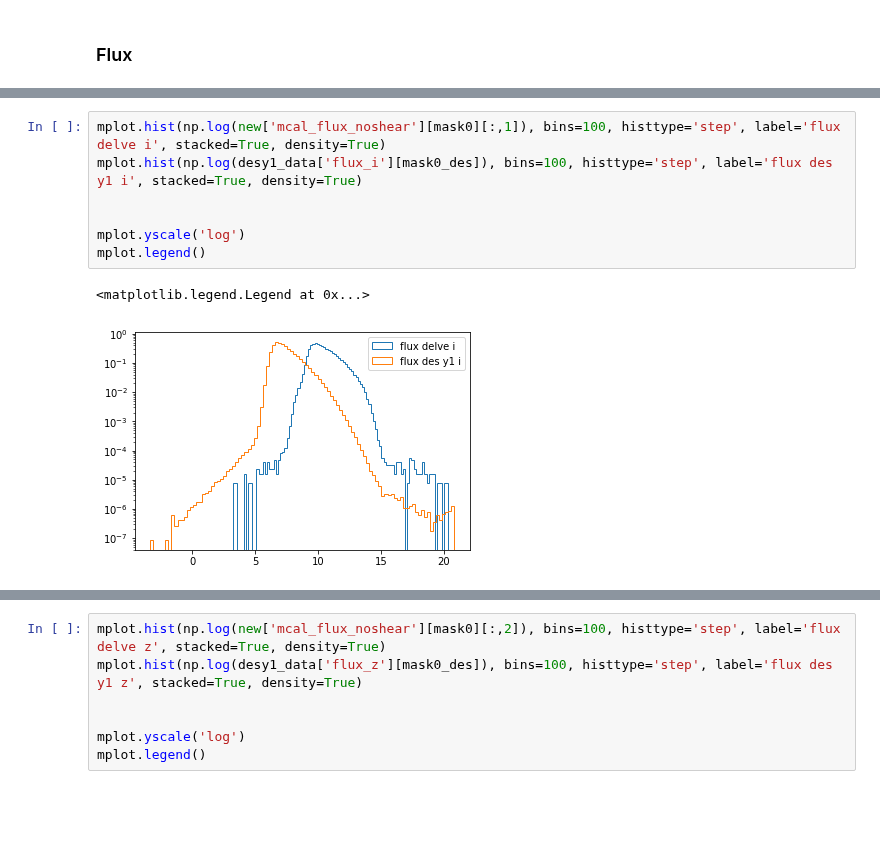
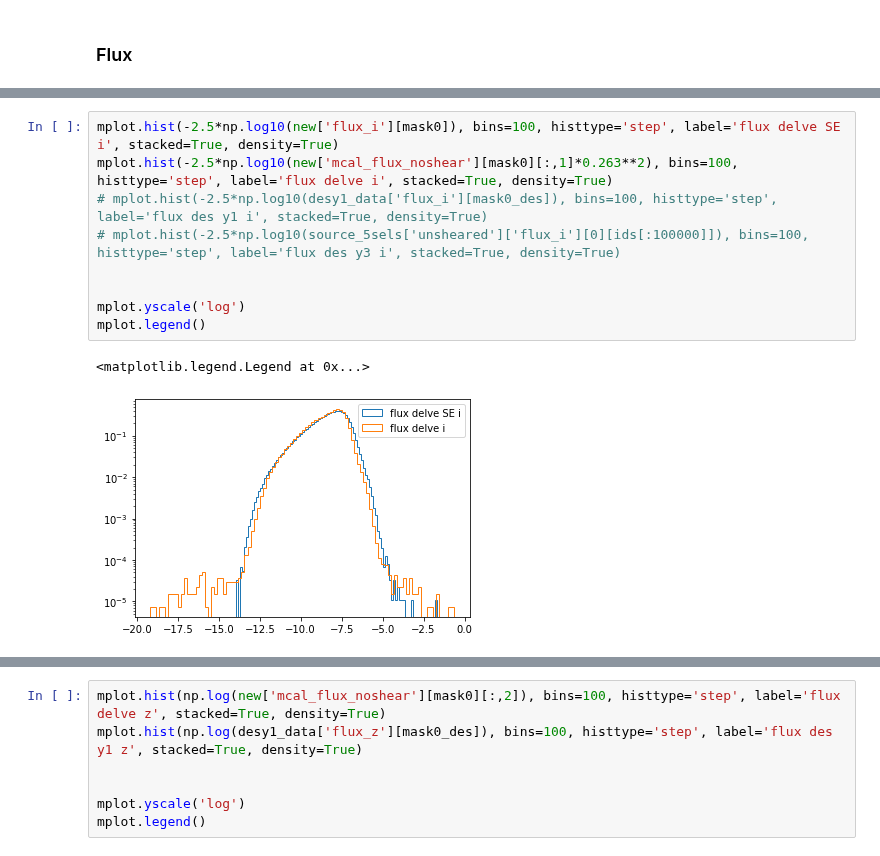
Before and after one commit to delve-survey/shearcat, a Jupyter notebook: notebooks/ShearDiagnostics.ipynb, the cells around one changed output, grey strips where cells are left out. Saved outputs shown, nothing was run; the diff lists cells and outputs as text; blank space fills up the shorter version.

```diff
--- a/notebooks/ShearDiagnostics.ipynb
+++ b/notebooks/ShearDiagnostics.ipynb
@@ -307,10 +414,12 @@ mplot.legend()
 # %%
-mplot.hist(np.log(new['mcal_flux_noshear'][mask0][:,1]), bins=100, histtype='step', label='flux delve i', stacked=True, density=True)
-mplot.hist(np.log(desy1_data['flux_i'][mask0_des]), bins=100, histtype='step', label='flux des y1 i', stacked=True, density=True)
+mplot.hist(-2.5*np.log10(new['flux_i'][mask0]), bins=100, histtype='step', label='flux delve SE i', stacked=True, density=True)
+mplot.hist(-2.5*np.log10(new['mcal_flux_noshear'][mask0][:,1]*0.263**2), bins=100, histtype='step', label='flux delve i', stacked=True, density=True)
+# mplot.hist(-2.5*np.log10(desy1_data['flux_i'][mask0_des]), bins=100, histtype='step', label='flux des y1 i', stacked=True, density=True)
+# mplot.hist(-2.5*np.log10(source_5sels['unsheared']['flux_i'][0][ids[:100000]]), bins=100, histtype='step', label='flux des y3 i', stacked=True, density=True)
 
 
 mplot.yscale('log')
 mplot.legend()
 # %% [output]
 <matplotlib.legend.Legend at 0x...>
-[figure, old version]
+[figure, new version]
```
Also changed, not shown: parts of 11 cells of this notebook, 8 other files.
